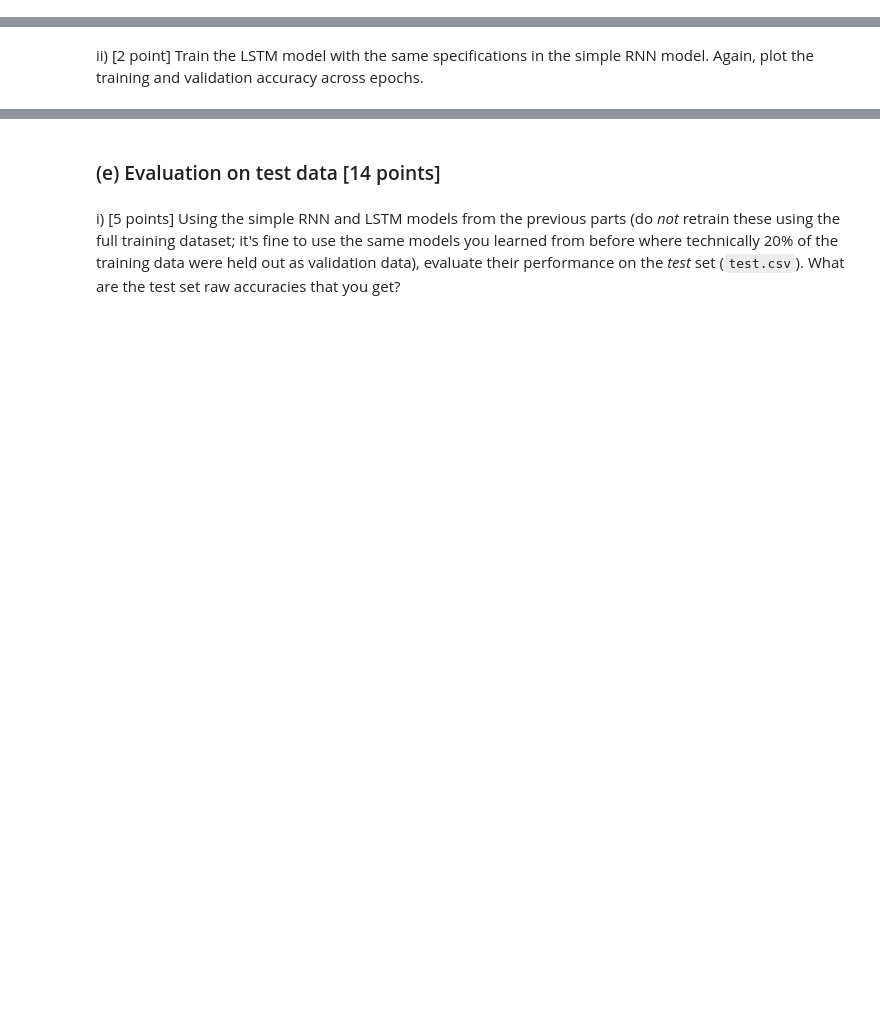
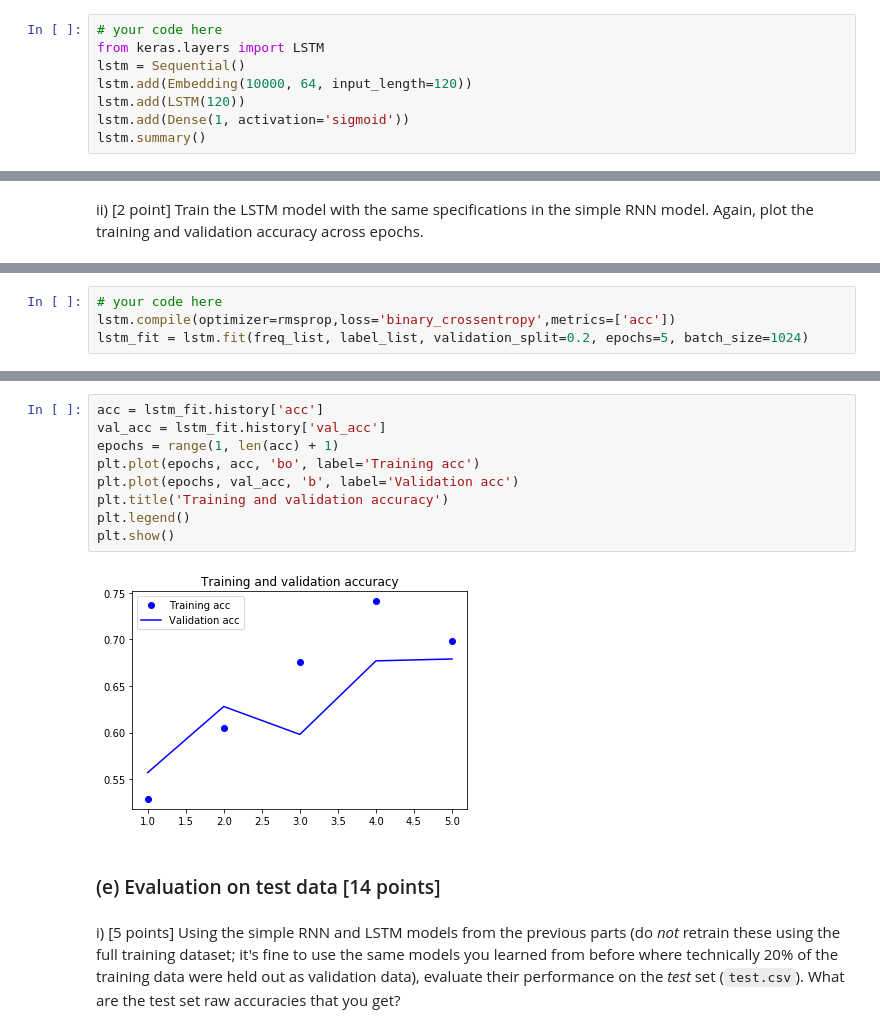
Before and after one commit to anti-antares/Uustructure_Data_Analytics, a Jupyter notebook: HW3 - Classification, Image Segmentation, and Sentiment Analysis.ipynb, the cells around one changed output, grey strips where cells are left out. Drawn from its saved outputs; the diff is of its cells as text; blank space fills up the shorter version.

```diff
--- a/HW3 - Classification, Image Segmentation, and Sentiment Analysis.ipynb
+++ b/HW3 - Classification, Image Segmentation, and Sentiment Analysis.ipynb
@@ -531,0 +856,8 @@ i) [2 point] Now built a LSTM model by replacing the simple RNN layter in the ab
+# %%
+# your code here
+from keras.layers import LSTM
+lstm = Sequential()
+lstm.add(Embedding(10000, 64, input_length=120))
+lstm.add(LSTM(120))
+lstm.add(Dense(1, activation='sigmoid'))
+lstm.summary()
@@ -535,0 +880,4 @@ ii) [2 point] Train the LSTM model with the same specifications in the simple RN
+# %%
+# your code here
+lstm.compile(optimizer=rmsprop,loss='binary_crossentropy',metrics=['acc'])
+lstm_fit = lstm.fit(freq_list, label_list, validation_split=0.2, epochs=5, batch_size=1024)
@@ -536,3 +896,14 @@ ii) [2 point] Train the LSTM model with the same specifications in the simple RN
+# %%
+acc = lstm_fit.history['acc']
+val_acc = lstm_fit.history['val_acc']
+epochs = range(1, len(acc) + 1)
+plt.plot(epochs, acc, 'bo', label='Training acc')
+plt.plot(epochs, val_acc, 'b', label='Validation acc')
+plt.title('Training and validation accuracy')
+plt.legend()
+plt.show()
+# %% [output]
+[figure, added]
 # %% [markdown]
 ### (e) Evaluation on test data [14 points]
 # %% [markdown]
```
Also changed, not shown: parts of 57 cells of this notebook.
